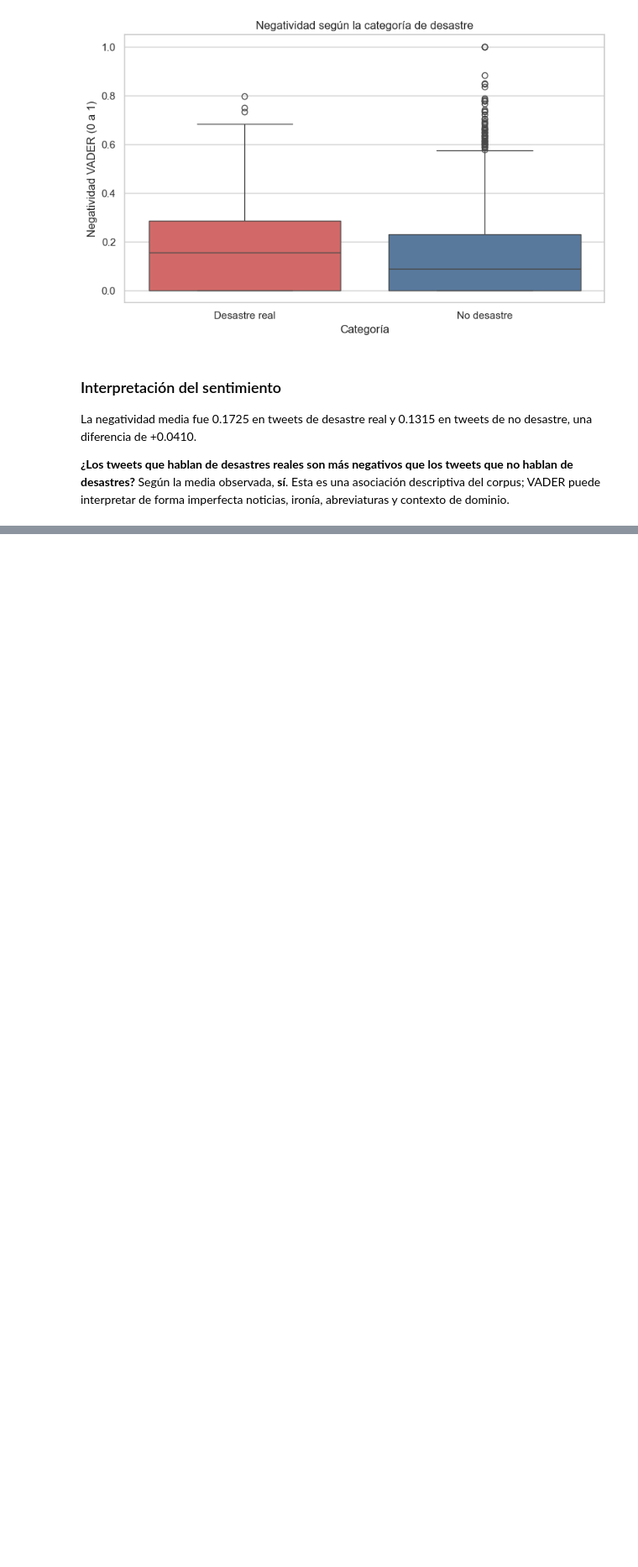
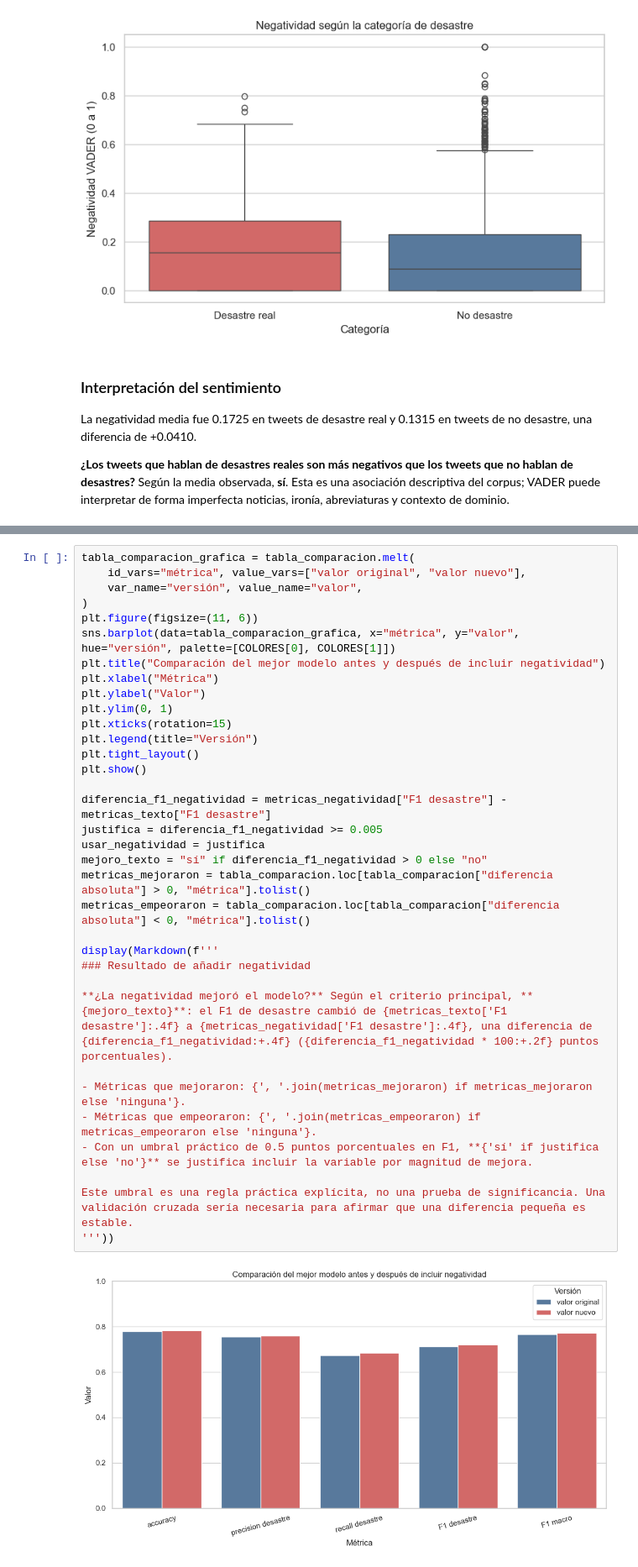
Before and after one commit to tismajo/CC3084-Laboratorio5, a Jupyter notebook: Laboratorio5.ipynb, the cells around one changed output, grey strips where cells are left out. Shown at 84% size. Drawn from its saved outputs; the diff is of its cells as text; blank space fills up the shorter version.

Commit message:
feat: evaluar aporte de negatividad al modelo

```diff
--- a/Laboratorio5.ipynb
+++ b/Laboratorio5.ipynb
@@ -1069,0 +1181,36 @@ La negatividad media fue 0.1725 en tweets de desastre real y 0.1315 en tweets de
+# %%
+tabla_comparacion_grafica = tabla_comparacion.melt(
+    id_vars="métrica", value_vars=["valor original", "valor nuevo"],
+    var_name="versión", value_name="valor",
+)
+plt.figure(figsize=(11, 6))
+sns.barplot(data=tabla_comparacion_grafica, x="métrica", y="valor", hue="versión", palette=[COLORES[0], COLORES[1]])
+plt.title("Comparación del mejor modelo antes y después de incluir negatividad")
+plt.xlabel("Métrica")
+plt.ylabel("Valor")
+plt.ylim(0, 1)
+plt.xticks(rotation=15)
+plt.legend(title="Versión")
+plt.tight_layout()
+plt.show()
+
+diferencia_f1_negatividad = metricas_negatividad["F1 desastre"] - metricas_texto["F1 desastre"]
+justifica = diferencia_f1_negatividad >= 0.005
+usar_negatividad = justifica
+mejoro_texto = "sí" if diferencia_f1_negatividad > 0 else "no"
+metricas_mejoraron = tabla_comparacion.loc[tabla_comparacion["diferencia absoluta"] > 0, "métrica"].tolist()
+metricas_empeoraron = tabla_comparacion.loc[tabla_comparacion["diferencia absoluta"] < 0, "métrica"].tolist()
+
+display(Markdown(f'''
+### Resultado de añadir negatividad
+
+**¿La negatividad mejoró el modelo?** Según el criterio principal, **{mejoro_texto}**: el F1 de desastre cambió de {metricas_texto['F1 desastre']:.4f} a {metricas_negatividad['F1 desastre']:.4f}, una diferencia de {diferencia_f1_negatividad:+.4f} ({diferencia_f1_negatividad * 100:+.2f} puntos porcentuales).
+
+- Métricas que mejoraron: {', '.join(metricas_mejoraron) if metricas_mejoraron else 'ninguna'}.
+- Métricas que empeoraron: {', '.join(metricas_empeoraron) if metricas_empeoraron else 'ninguna'}.
+- Con un umbral práctico de 0.5 puntos porcentuales en F1, **{'sí' if justifica else 'no'}** se justifica incluir la variable por magnitud de mejora.
+
+Este umbral es una regla práctica explícita, no una prueba de significancia. Una validación cruzada sería necesaria para afirmar que una diferencia pequeña es estable.
+'''))
+# %% [output]
+[figure, added]
```
Also changed, not shown: parts of 6 cells of this notebook.
